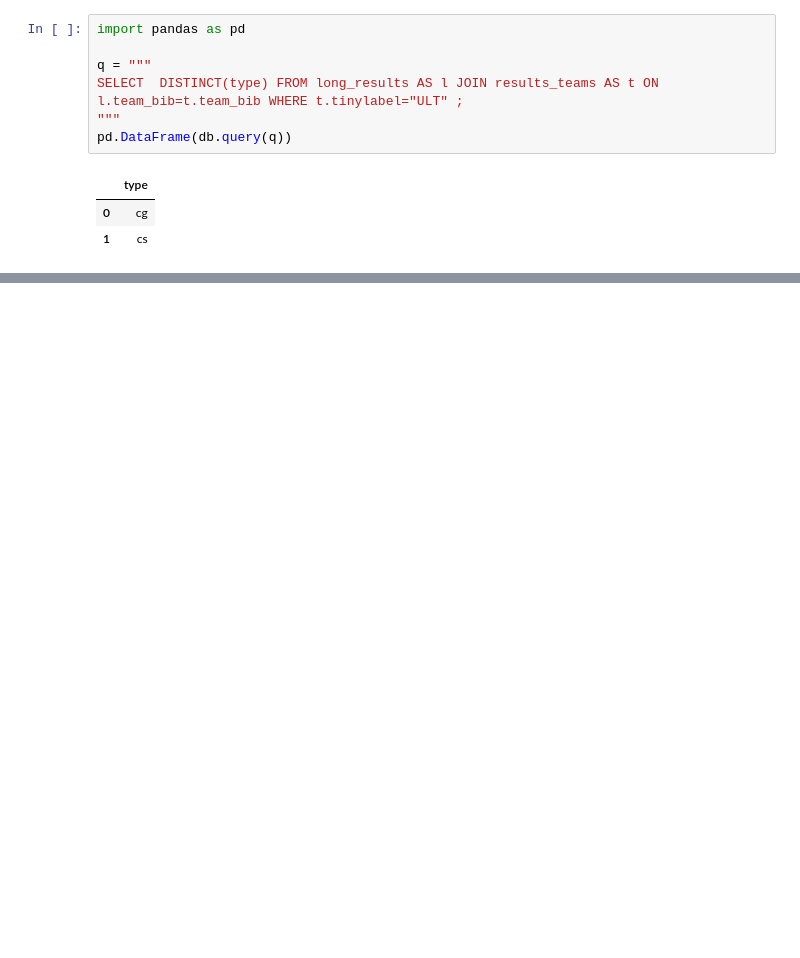
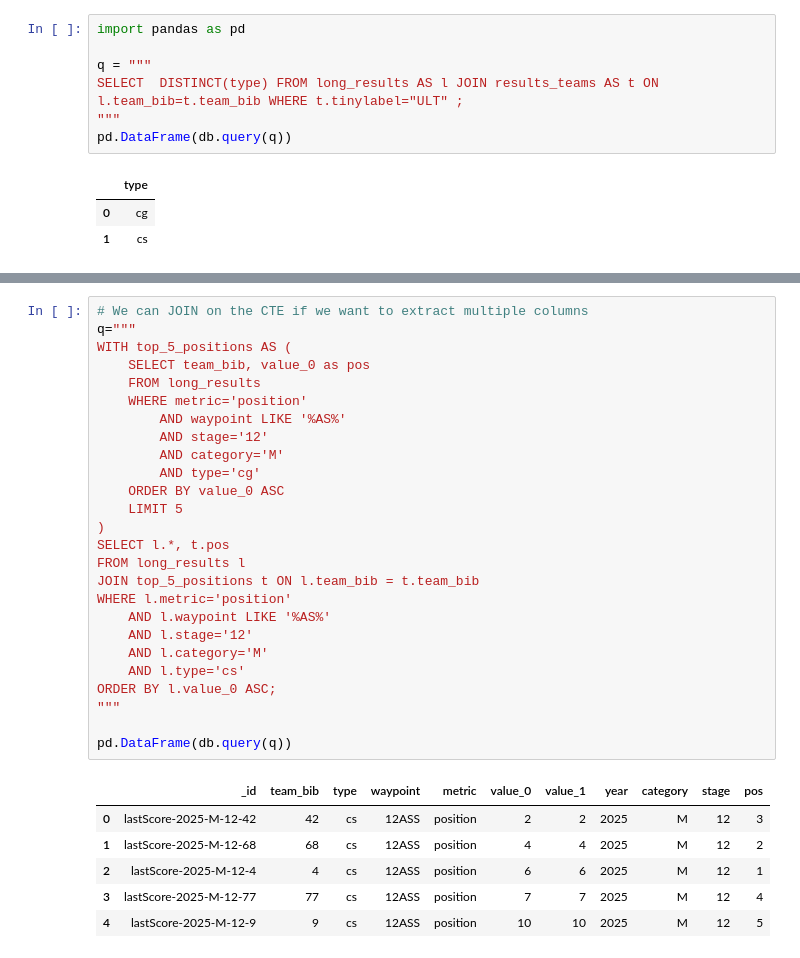
Before and after one commit to RallyDataJunkie/wrangling_dakar_2025, a Jupyter notebook: src/38_visualising_single_stage_scores.ipynb, the cells around one changed output, grey strips where cells are left out. Saved outputs shown, nothing was run; the diff lists cells and outputs as text; blank space fills up the shorter version.

```diff
--- a/src/38_visualising_single_stage_scores.ipynb
+++ b/src/38_visualising_single_stage_scores.ipynb
@@ -105,0 +178,33 @@ pd.DataFrame(db.query(q))
+# %%
+# We can JOIN on the CTE if we want to extract multiple columns
+q="""
+WITH top_5_positions AS (
+    SELECT team_bib, value_0 as pos
+    FROM long_results
+    WHERE metric='position'
+        AND waypoint LIKE '%AS%'
+        AND stage='12'
+        AND category='M'
+        AND type='cg'
+    ORDER BY value_0 ASC
+    LIMIT 5
+)
+SELECT l.*, t.pos
+FROM long_results l
+JOIN top_5_positions t ON l.team_bib = t.team_bib
+WHERE l.metric='position'
+    AND l.waypoint LIKE '%AS%'
+    AND l.stage='12'
+    AND l.category='M'
+    AND l.type='cs'
+ORDER BY l.value_0 ASC;
+"""
+
+pd.DataFrame(db.query(q))
+# %% [output]
+|  | _id | team_bib | type | waypoint | metric | value_0 | value_1 | year | category | stage | pos |
+| 0 | lastScore-2025-M-12-42 | 42 | cs | 12ASS | position | 2 | 2 | 2025 | M | 12 | 3 |
+| 1 | lastScore-2025-M-12-68 | 68 | cs | 12ASS | position | 4 | 4 | 2025 | M | 12 | 2 |
+| 2 | lastScore-2025-M-12-4 | 4 | cs | 12ASS | position | 6 | 6 | 2025 | M | 12 | 1 |
+| 3 | lastScore-2025-M-12-77 | 77 | cs | 12ASS | position | 7 | 7 | 2025 | M | 12 | 4 |
+| 4 | lastScore-2025-M-12-9 | 9 | cs | 12ASS | position | 10 | 10 | 2025 | M | 12 | 5 |
```
Also changed, not shown: parts of 5 cells of this notebook, 2 other files.
